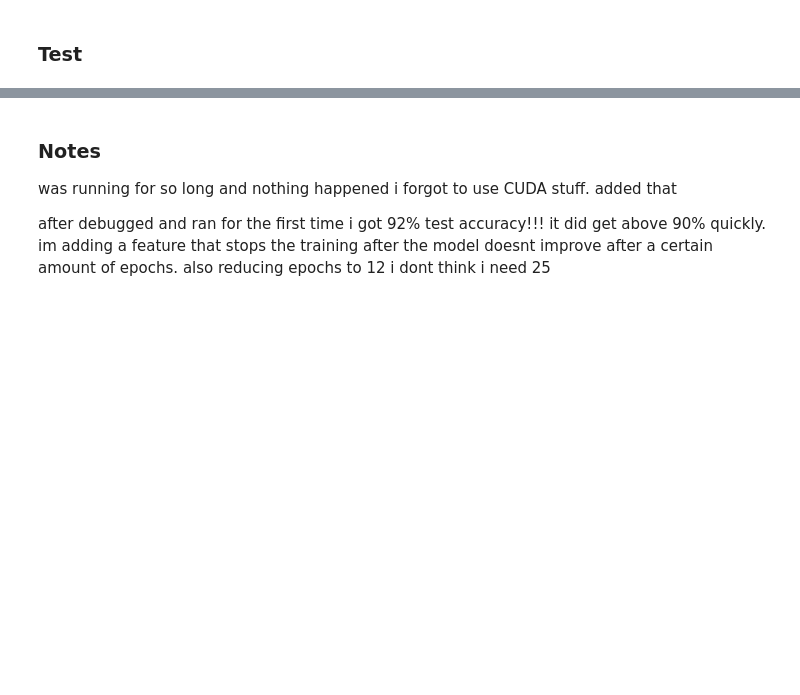
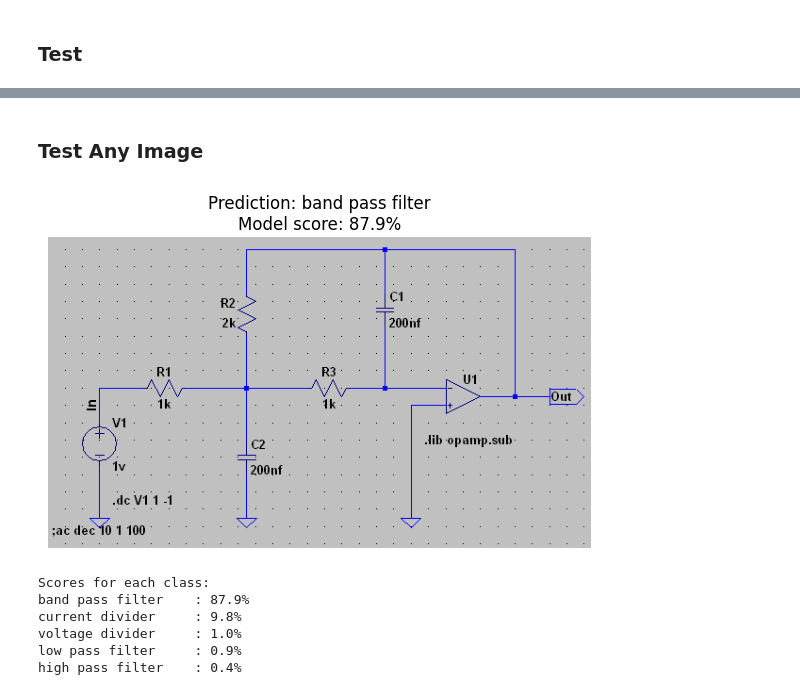
Before and after one commit to SpiroCrom/intro_ai_project, a Jupyter notebook: resnet.ipynb, the cells around one changed output, grey strips where cells are left out. Cells and saved outputs as stored; diff of their text form; code cells hidden in the pictures; blank space fills up the shorter version.

Commit message:
Working Model and Circuit Gen
Circuit_gen_test is v7 modified to create an output that is friendlier to resnet file

```diff
--- a/resnet.ipynb
+++ b/resnet.ipynb
@@ -339,20 +603,12 @@ plt.show()
 # %% [markdown]
 ### Load Best Model
 # %%
-# load best
-#with open("best_resnet18_model.pth", "r") as file:
-#    best_model = file.read()
-#
-#model.load_state_dict(best_model.pth)
-#print(f"\nBest Validation Accuracy: {best_val_acc:.4f}")
+# Use the best validation weights from this training run.
+model.load_state_dict(best_model_wts)
+model.eval()
 
-#best_model = torch.load('best_resnet18_model.pth', map_location=torch.device('cpu'))
-#model.load_state_dict(best_model)
-
-best_model = torch.load(
-    'best_resnet18_model.pth',
-    map_location='cpu',
-    weights_only=True
+print(
+    f"Ready to test the best circuit model "
+    f"(validation accuracy: {best_val_acc:.2%})."
 )
-model.load_state_dict(best_model)
 # %% [output]
@@ -418,6 +742,49 @@ Saved best model to best_resnet18_model.pth
-# %% [markdown]
-### Notes
-
-was running for so long and nothing happened i forgot to use CUDA stuff. added that
-
-after debugged and ran for the first time i got 92% test accuracy!!! it did get above 90% quickly. im adding a feature that stops the training after the model doesnt improve after a certain amount of epochs. also reducing epochs to 12 i dont think i need 25
+# %% [markdown]
+### Test Any Image
+# %%
+IMAGE_PATH = Path("test_image_10.png")
+
+if not IMAGE_PATH.is_file():
+    raise FileNotFoundError(f"Image not found: {IMAGE_PATH.resolve()}")
+
+# Open the picture and apply the same preprocessing used for testing.
+with Image.open(IMAGE_PATH) as source:
+    image = source.convert("RGB")
+
+input_tensor = val_test_transform(image).unsqueeze(0).to(device)
+
+# Predict without changing the model.
+model.eval()
+
+with torch.no_grad():
+    outputs = model(input_tensor)
+    probabilities = torch.softmax(outputs, dim=1)[0].cpu()
+
+predicted_index = probabilities.argmax().item()
+predicted_class = idx_to_class[predicted_index]
+score = probabilities[predicted_index].item()
+
+# Show the uploaded image and prediction.
+plt.figure(figsize=(7, 7))
+plt.imshow(image)
+plt.axis("off")
+plt.title(
+    f"Prediction: {predicted_class.replace('_', ' ')}\n"
+    f"Model score: {score:.1%}"
+)
+plt.show()
+
+# Show the scores for all five classes.
+print("Scores for each class:")
+
+for index in probabilities.argsort(descending=True).tolist():
+    name = idx_to_class[index].replace("_", " ")
+    print(f"{name:20s}: {probabilities[index].item():.1%}")
+# %% [output]
+[figure, added]
+Scores for each class:
+band pass filter    : 87.9%
+current divider     : 9.8%
+voltage divider     : 1.0%
+low pass filter     : 0.9%
+high pass filter    : 0.4%
```
Also changed, not shown: parts of 14 cells of this notebook, 3 other files.
